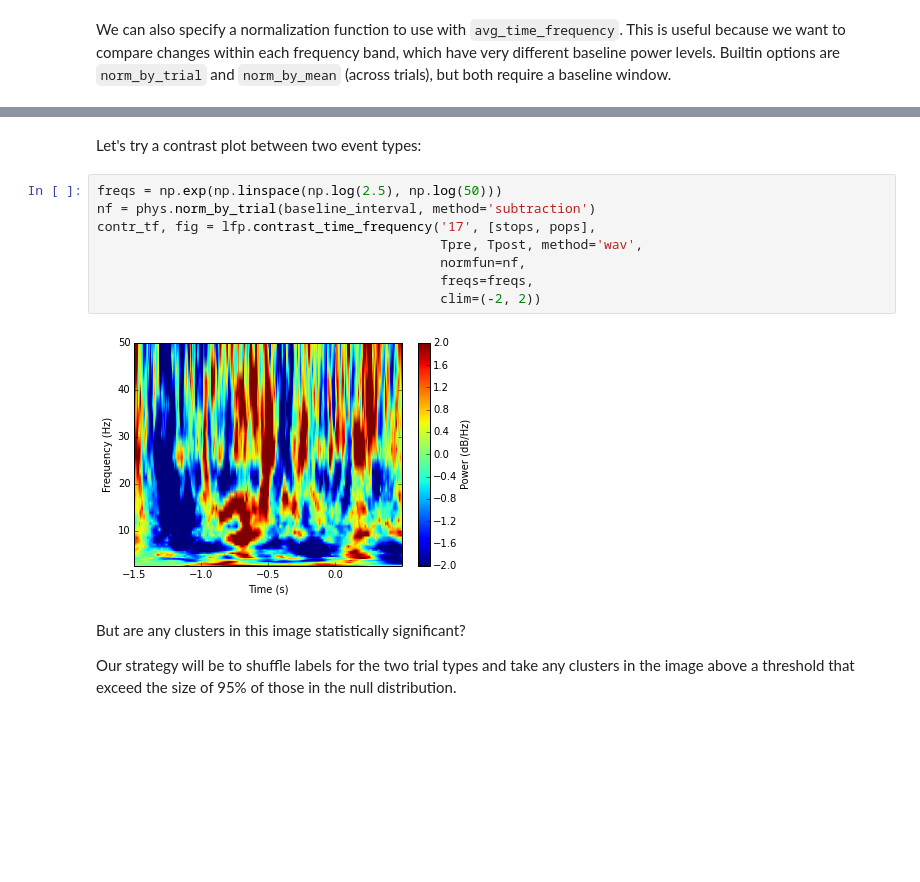
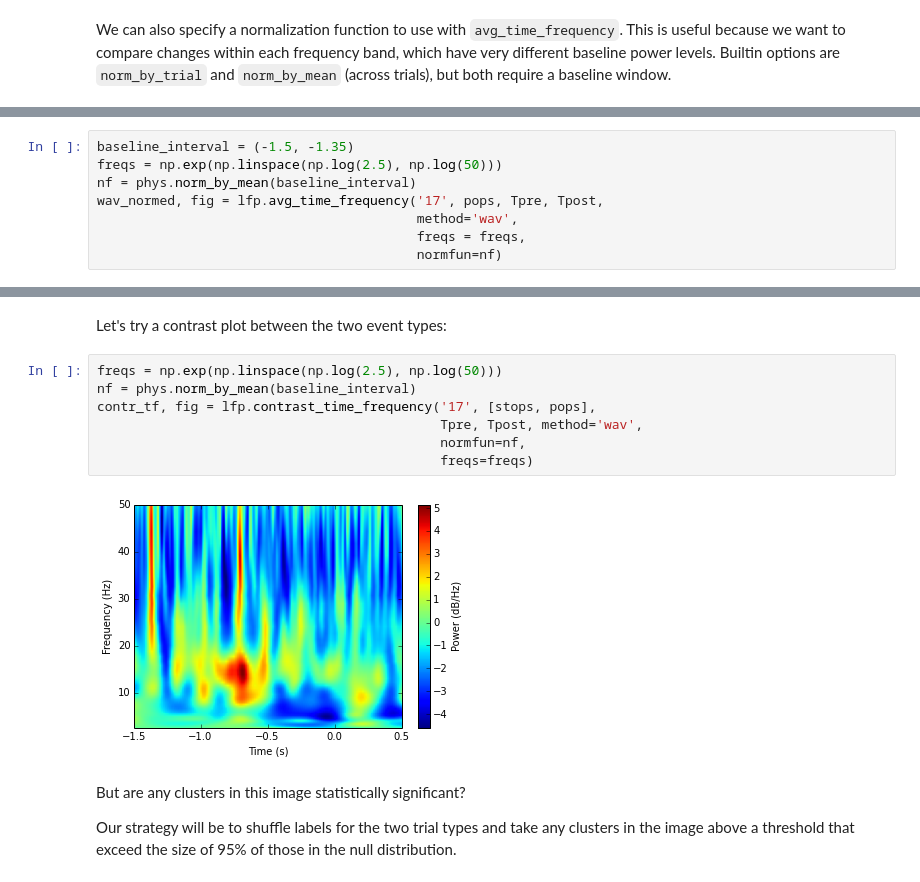
Before and after one commit to jmxpearson/physutils, a Jupyter notebook: examples/time_frequency_analysis.ipynb, the cells around one changed output, grey strips where cells are left out. Drawn from its saved outputs; the diff is of its cells as text; blank space fills up the shorter version.

```diff
--- a/examples/time_frequency_analysis.ipynb
+++ b/examples/time_frequency_analysis.ipynb
@@ -78,0 +81,8 @@ wav_normed, fig = lfp.avg_time_frequency('17', stops, Tpre, Tpost,
+# %%
+baseline_interval = (-1.5, -1.35)
+freqs = np.exp(np.linspace(np.log(2.5), np.log(50)))
+nf = phys.norm_by_mean(baseline_interval)
+wav_normed, fig = lfp.avg_time_frequency('17', pops, Tpre, Tpost,
+                                         method='wav',
+                                         freqs = freqs,
+                                         normfun=nf)
@@ -79,15 +91,14 @@ wav_normed, fig = lfp.avg_time_frequency('17', stops, Tpre, Tpost,
 # %% [markdown]
-Let's try a contrast plot between two event types:
+Let's try a contrast plot between the two event types:
 # %%
 freqs = np.exp(np.linspace(np.log(2.5), np.log(50)))
-nf = phys.norm_by_trial(baseline_interval, method='subtraction')
+nf = phys.norm_by_mean(baseline_interval)
 contr_tf, fig = lfp.contrast_time_frequency('17', [stops, pops],
                                             Tpre, Tpost, method='wav',
                                             normfun=nf,
-                                            freqs=freqs,
-                                            clim=(-2, 2))
+                                            freqs=freqs)
 # %% [output]
-[figure, old version]
+[figure, new version]
 # %% [markdown]
 But are any clusters in this image statistically significant?
 
```
Also changed, not shown: parts of 25 cells of this notebook, 3 other files.
